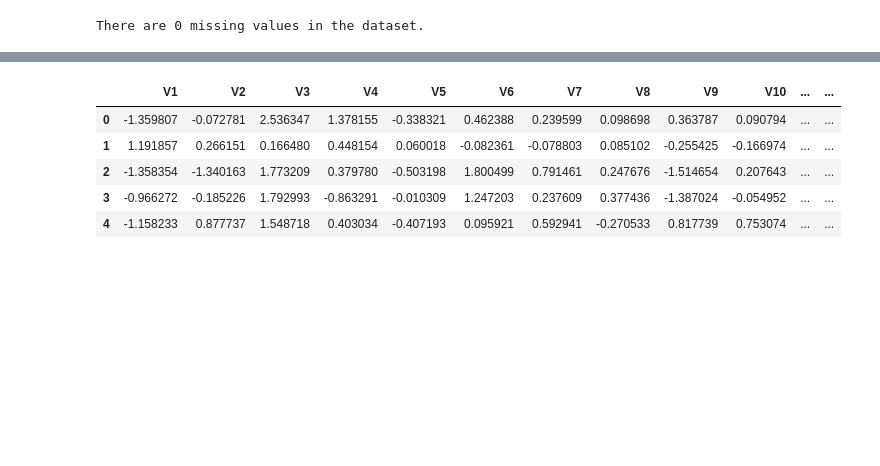
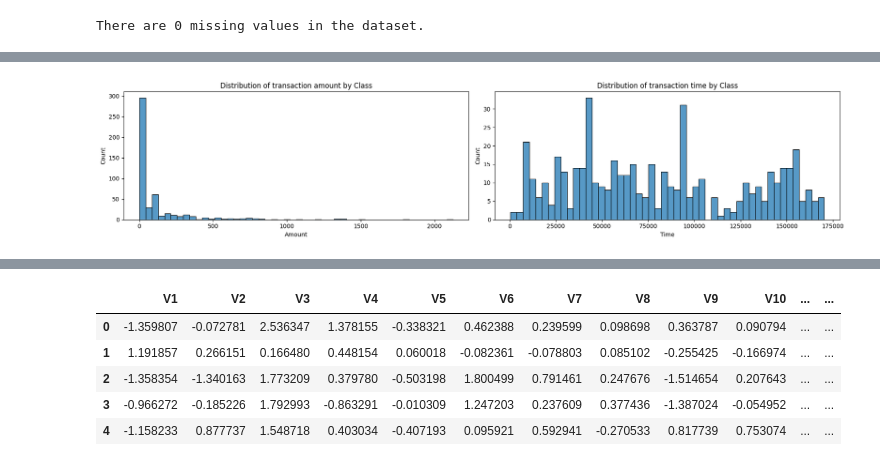
Before and after one commit to aesthlu/fraud_detection, a Jupyter notebook: notebooks/AML.ipynb, the cells around one changed output, grey strips where cells are left out. Cells and saved outputs as stored; diff of their text form; code cells hidden in the pictures; blank space fills up the shorter version.

```diff
--- a/notebooks/AML.ipynb
+++ b/notebooks/AML.ipynb
@@ -63,3 +63,28 @@ plt.show()
+# %%
+fig, ax = plt.subplots(1, 2, figsize=(18, 4))
+
+sns.histplot(
+    data=df[df["Class"] == 1],
+    x="Amount",
+    bins=50,
+    kde=False,
+    ax=ax[0]
+)
+ax[0].set_title("Distribution of transaction amount by Class")
+
+sns.histplot(
+    data=df[df["Class"] == 1],
+    x="Time",
+    bins=50,
+    kde=False,
+    ax=ax[1]
+)
+ax[1].set_title("Distribution of transaction time by Class")
+
+plt.tight_layout()
+plt.show()
+# %% [output]
+[figure, added]
 # %%
 fig, ax = plt.subplots(6,5, figsize=(25, 20))
 ax = ax.flatten()
```
Also changed, not shown: parts of 28 cells of this notebook.
